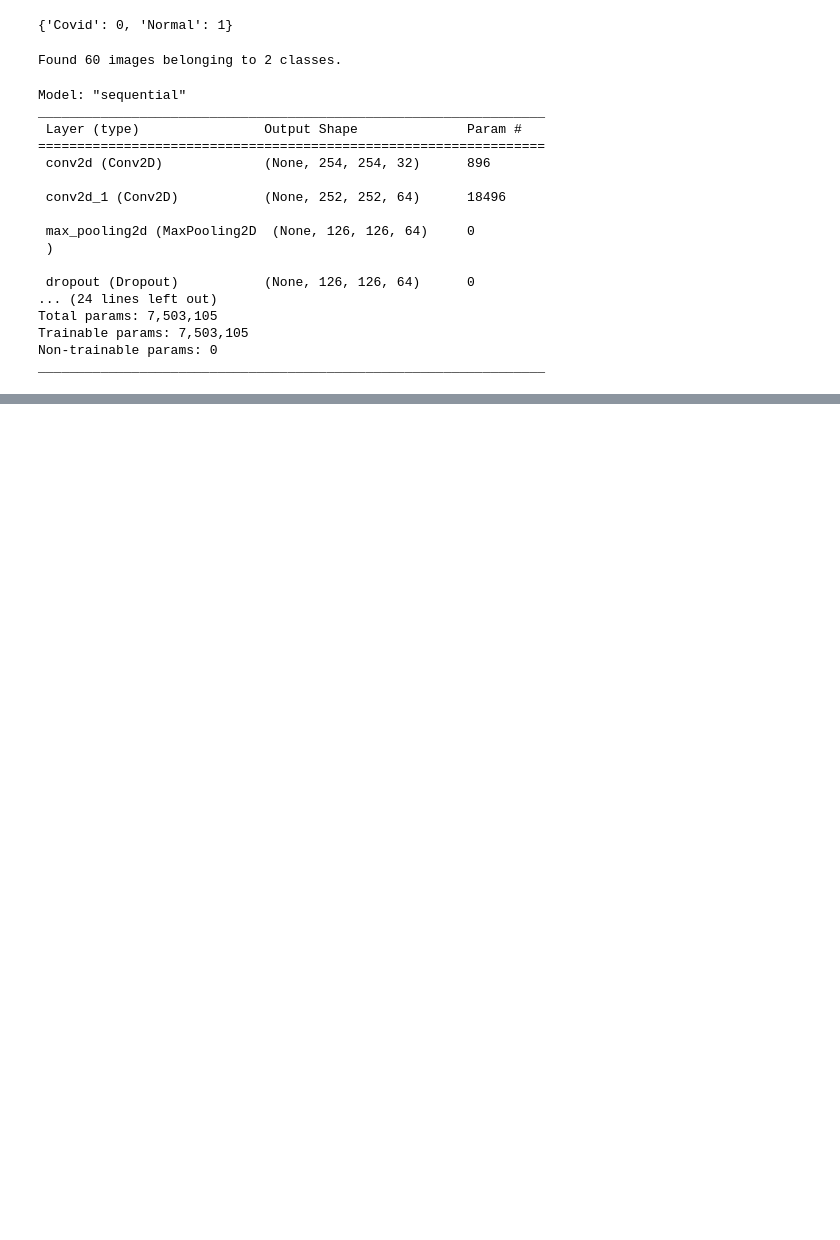
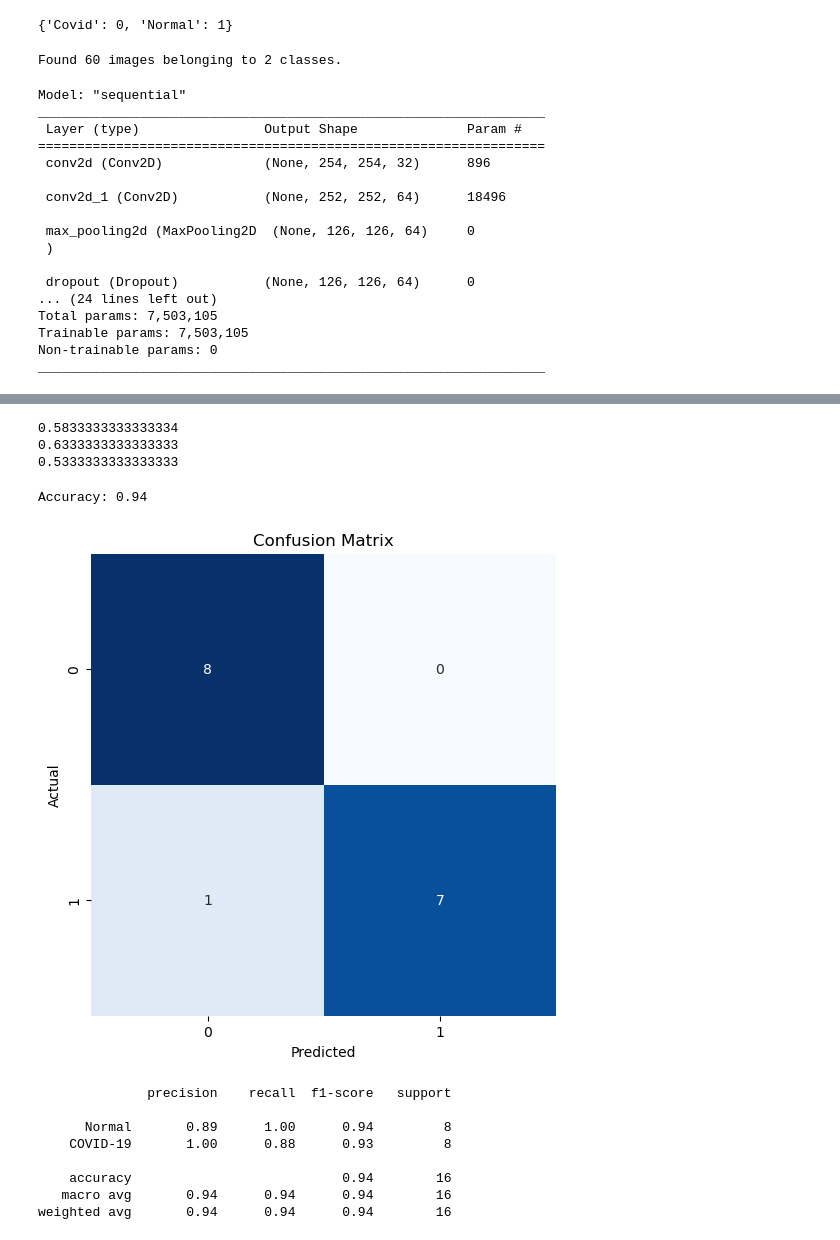
Before and after one commit to Dnyanal121/AI_Powered_Brain_Tumor_and_Covid_Diagnosis, a Jupyter notebook: Covid.ipynb, the cells around one changed output, grey strips where cells are left out. Cells and saved outputs as stored; diff of their text form; code cells hidden in the pictures; blank space fills up the shorter version.

```diff
--- a/Covid.ipynb
+++ b/Covid.ipynb
@@ -87,0 +146,71 @@ Epoch 10/10
+# %%
+TP = conf_matrix[1][1]  # True Positives
+TN = conf_matrix[0][0]  # True Negatives
+FP = conf_matrix[0][1]  # False Positives
+FN = conf_matrix[1][0]
+specificity = TN / (TN + FP)
+accuracy = (TP + TN) / (TP + TN + FP + FN)
+sensitivity =  TP / (TP + FN)
+print(accuracy)
+print(sensitivity)
+print(specificity)
+# %% [output]
+0.5833333333333334
+0.6333333333333333
+0.5333333333333333
+# %%
+from sklearn.ensemble import RandomForestClassifier
+from sklearn.metrics import accuracy_score, confusion_matrix, classification_report
+import matplotlib.pyplot as plt
+import seaborn as sns
+
+# Assuming you have already loaded and prepared your COVID-19 detection data using train_data and val_data
+# Assuming you have loaded data using an ImageDataGenerator
+
+# Reshape the data
+
+
+
+# Create a Random Forest classifier
+rf_classifier = RandomForestClassifier(n_estimators=100, random_state=0)
+
+# Extract features and labels from the train_data generator
+X_train, y_train = train_data.next()
+X_train = X_train.reshape(X_train.shape[0], -1)
+
+# Train the model on the training data
+rf_classifier.fit(X_train, y_train)
+
+# Extract features and labels from the val_data generator
+X_val, y_val = val_data.next()
+X_val = X_val.reshape(X_val.shape[0], -1)
+
+# Make predictions on the validation data
+y_pred = rf_classifier.predict(X_val)
+
+# Calculate and print the accuracy
+accuracy = accuracy_score(y_val, y_pred)
+print(f"Accuracy: {accuracy:.2f}")
+
+# Generate and display the confusion matrix
+conf_matrix = confusion_matrix(y_val, y_pred)
+plt.figure(figsize=(6, 6))
+sns.heatmap(conf_matrix, annot=True, fmt="d", cmap="Blues", cbar=False)
+plt.xlabel("Predicted")
+plt.ylabel("Actual")
+plt.title("Confusion Matrix")
+plt.show()
+
+# Display a classification report
+print(classification_report(y_val, y_pred, target_names=["Normal", "COVID-19"]))
+# %% [output]
+Accuracy: 0.94
+[figure, added]
+              precision    recall  f1-score   support
+
+      Normal       0.89      1.00      0.94         8
+    COVID-19       1.00      0.88      0.93         8
+
+    accuracy                           0.94        16
+   macro avg       0.94      0.94      0.94        16
+weighted avg       0.94      0.94      0.94        16
```
Also changed, not shown: parts of 10 cells of this notebook, 14 other files.
